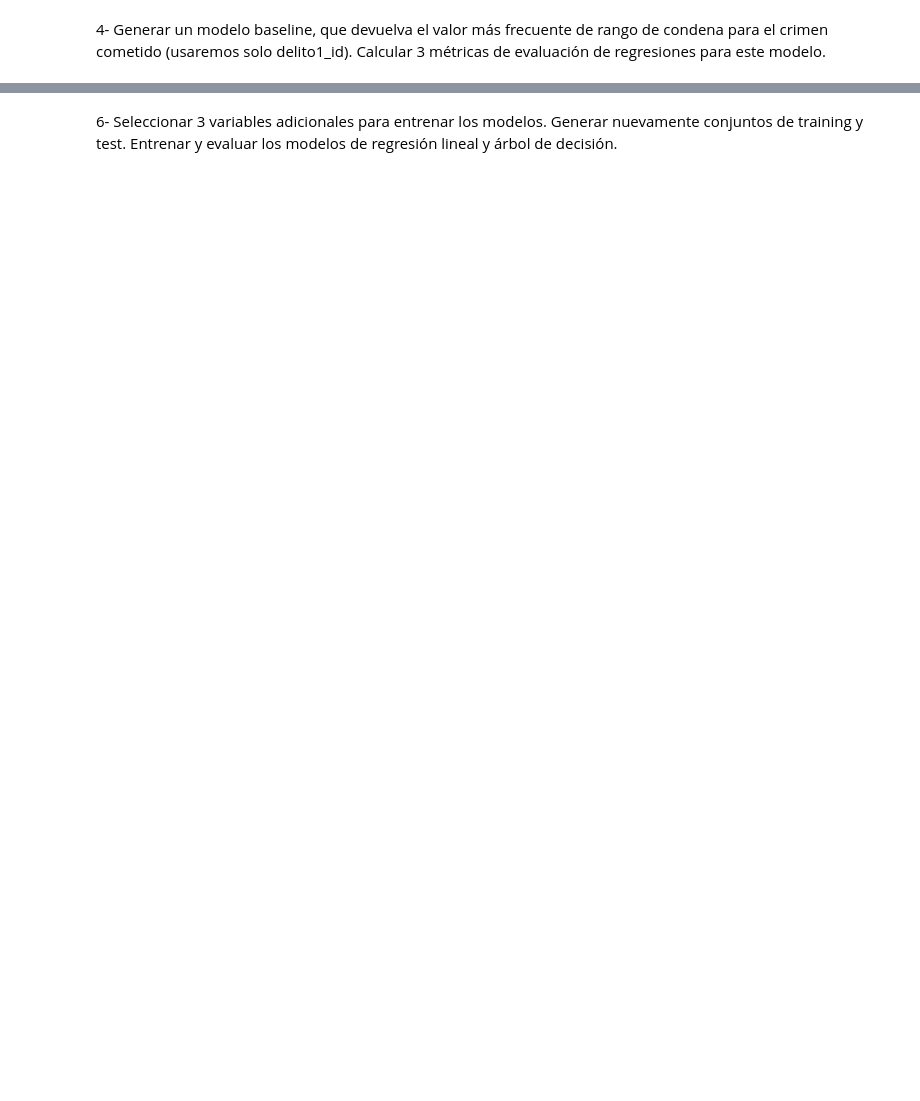
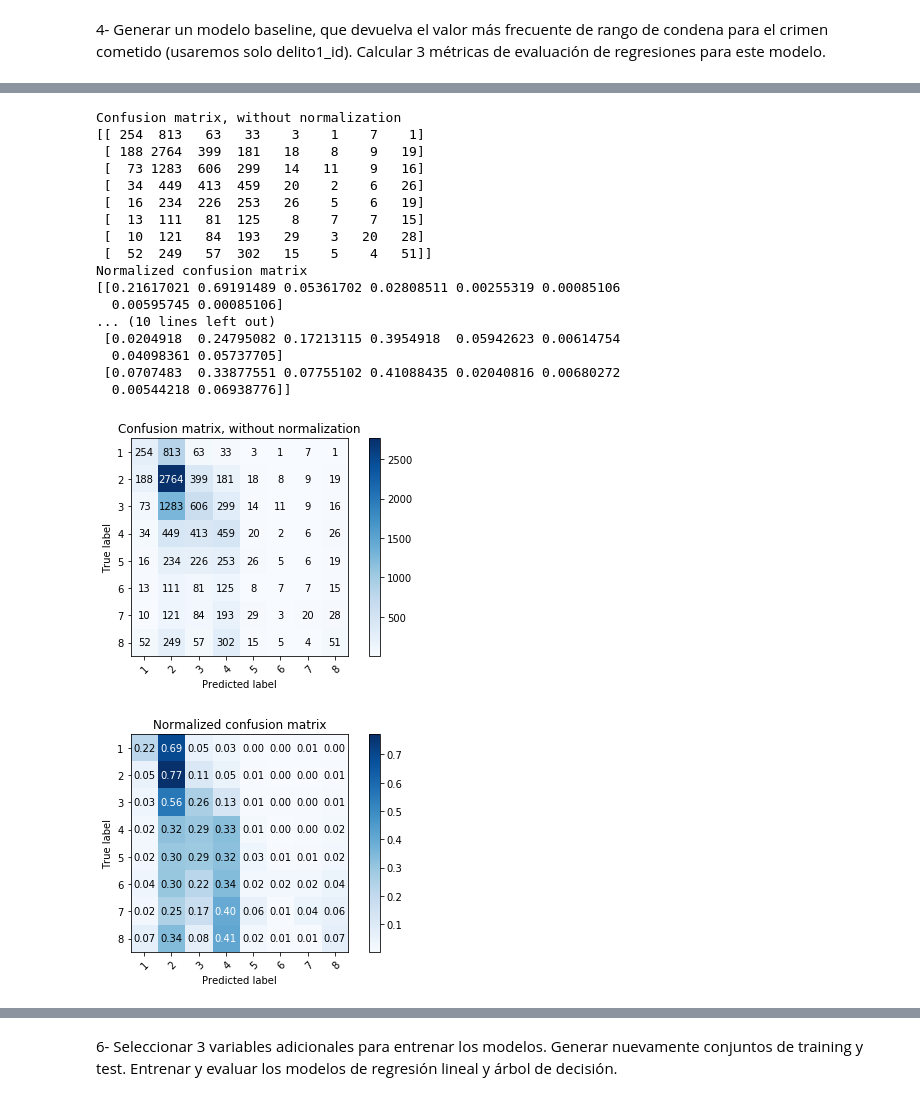
Before and after one commit to nahuelalmeira/poblacionPenal, a Jupyter notebook: IntroML/DiploDatos_PoblacionPenitenciariaArgentina_Intro_ML.ipynb, the cells around one changed output, grey strips where cells are left out. Cells and saved outputs as stored; diff of their text form; code cells hidden in the pictures; blank space fills up the shorter version.

```diff
--- a/IntroML/DiploDatos_PoblacionPenitenciariaArgentina_Intro_ML.ipynb
+++ b/IntroML/DiploDatos_PoblacionPenitenciariaArgentina_Intro_ML.ipynb
@@ -376,20 +512,19 @@ X_train, X_test, y_train, y_test = train_test_split(X, y, random_state=0)
 4- Generar un modelo baseline, que devuelva el valor más frecuente de rango de condena para el crimen cometido (usaremos solo delito1_id). Calcular 3 métricas de evaluación de regresiones para este modelo.
 # %%
 def classify_condena_naive(X_train, X_test, y_train):
-
-    y_pred = np.zeros(X_test.shape[0])
+    """
+    Predice el rango de la condena utilizando el valor más frecuente
+    """
+    y_pred = np.zeros(X_test.to_frame().shape[0])
     for i, x in enumerate(X_test):
         mask = X_train == x
         y_pred[i] = np.bincount(y_train[mask]).argmax()
 
     return y_pred
 
-def compute_metrics_classification(y_true, y_pred):
-    accuracy = accuracy_score(y_true, y_pred)
-    precision = precision_score(y_true, y_pred, average='weighted')
-    recall = recall_score(y_true, y_pred, average='weighted')
-    f1 = f1_score(y_true, y_pred, average='weighted')
-    return accuracy, precision, recall, f1
-
-y_pred = classify_condena_naive(X_train, X_test, y_train)
-compute_metrics_classification(y_pred, y_test)
+def classification_results(y_true, y_pred):
+    """
+    Computa métricas de evaluación del modelo
+    """
+    print(classification_report(y_true, y_pred))
+    print('accuracy:', accuracy_score(y_true, y_pred))
@@ -419,0 +701,30 @@ Test:  (0.3858695652173913, 0.5445975659248679, 0.3858695652173913, 0.4377019296
+# %%
+# Plot non-normalized confusion matrix
+plot_confusion_matrix(y_test, y_pred, classes=class_names,
+                      title='Confusion matrix, without normalization')
+
+# Plot normalized confusion matrix
+plot_confusion_matrix(y_test, y_pred, classes=class_names, normalize=True,
+                      title='Normalized confusion matrix')
+
+plt.tight_layout()  # Optional ... often improves the layout
+# %% [output]
+Confusion matrix, without normalization
+[[ 254  813   63   33    3    1    7    1]
+ [ 188 2764  399  181   18    8    9   19]
+ [  73 1283  606  299   14   11    9   16]
+ [  34  449  413  459   20    2    6   26]
+ [  16  234  226  253   26    5    6   19]
+ [  13  111   81  125    8    7    7   15]
+ [  10  121   84  193   29    3   20   28]
+ [  52  249   57  302   15    5    4   51]]
+Normalized confusion matrix
+[[0.21617021 0.69191489 0.05361702 0.02808511 0.00255319 0.00085106
+  0.00595745 0.00085106]
+... (10 lines left out)
+ [0.0204918  0.24795082 0.17213115 0.3954918  0.05942623 0.00614754
+  0.04098361 0.05737705]
+ [0.0707483  0.33877551 0.07755102 0.41088435 0.02040816 0.00680272
+  0.00544218 0.06938776]]
+[figure, added]
+[figure, added]
```
Also changed, not shown: parts of 64 cells of this notebook.
